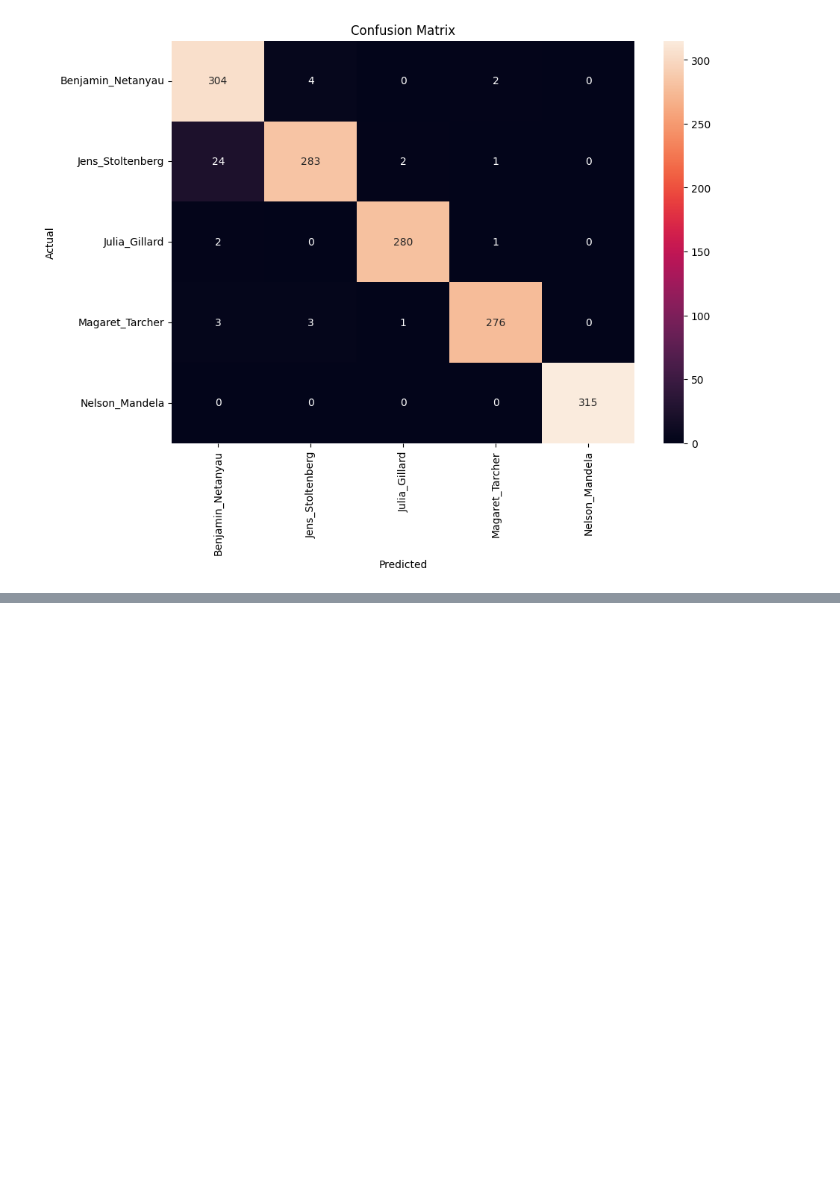
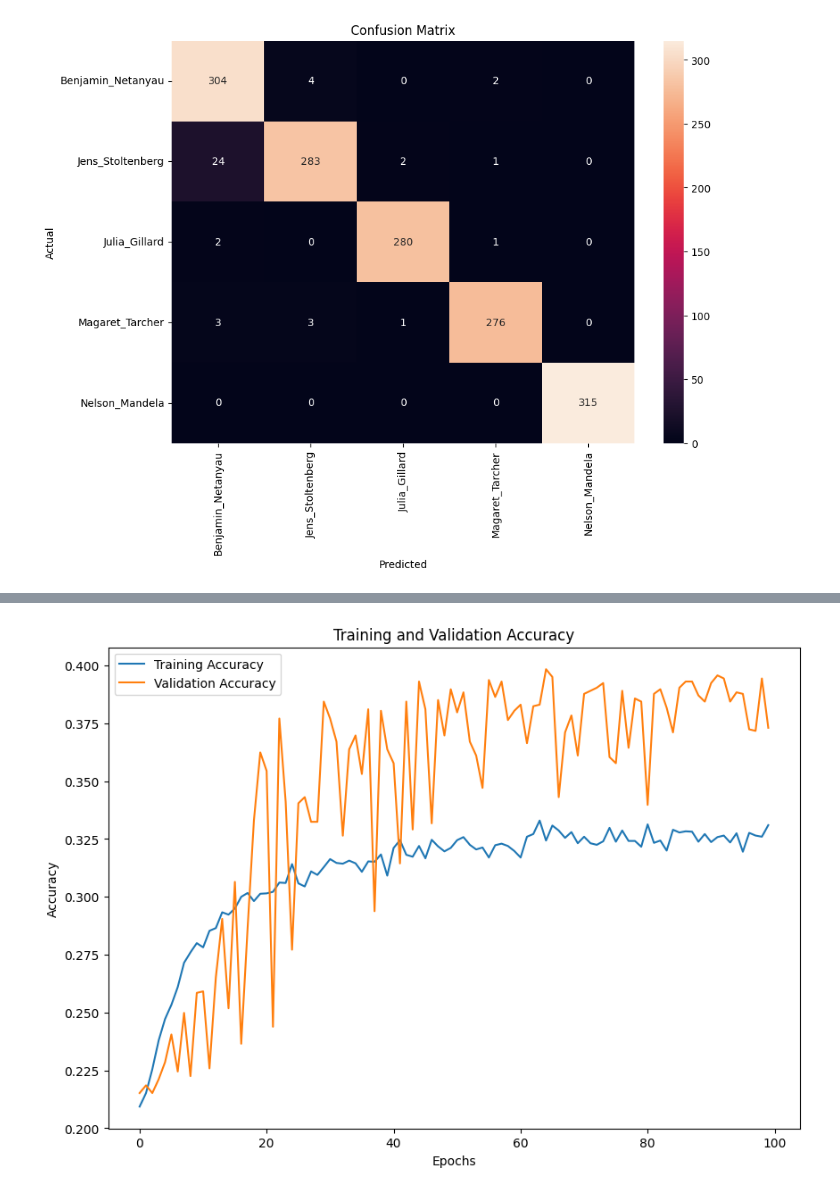
Before and after one commit to akshaTec/Voice_Biometrics_dev, a Jupyter notebook: voice_procesing1.ipynb, the cells around one changed output, grey strips where cells are left out. Cells and saved outputs as stored; diff of their text form; code cells hidden in the pictures; blank space fills up the shorter version.

```diff
--- a/voice_procesing1.ipynb
+++ b/voice_procesing1.ipynb
@@ -26,21 +26,21 @@ speaker_folders = [
     "Nelson_Mandela"
 ]
 
-for speaker_f in speaker_folders:
-    speaker_path = os.path.join(datset_path, speaker_f)
+# for speaker_f in speaker_folders:
+#     speaker_path = os.path.join(datset_path, speaker_f)
 
-    #list the first 120 .wav files
-    wave_files = [f"{i}.wav" for i in range(num_file_to_combine)]
+#     #list the first 120 .wav files
+#     wave_files = [f"{i}.wav" for i in range(num_file_to_combine)]
 
-    #combine the first 120 .wav files
-    combined_wave = []
-    for wave_file in wave_files:
-        wave, sr = librosa.load(os.path.join(speaker_path, wave_file), sr=None)
-        combined_wave.extend(wave)
+#     #combine the first 120 .wav files
+#     combined_wave = []
+#     for wave_file in wave_files:
+#         wave, sr = librosa.load(os.path.join(speaker_path, wave_file), sr=None)
+#         combined_wave.extend(wave)
 
-    #save the combined wave
-    speaker_output_path = os.path.join(output_path, f"{speaker_f}_combined.wav")
-    sf.write(speaker_output_path, np.array(combined_wave), sr)
+#     #save the combined wave
+#     speaker_output_path = os.path.join(output_path, f"{speaker_f}_combined.wav")
+#     sf.write(speaker_output_path, np.array(combined_wave), sr)
 # %% [markdown]
 ## Data visualization
 # %%
@@ -202,0 +271,11 @@ plt.show()
+# %%
+from tensorflow.keras.callbacks import EarlyStopping
+early_stopping = EarlyStopping(monitor='val_loss', mode='min', patience=20, restore_best_weights=True)
+# %%
+hist = model.fit(
+    X_train, Y_train,
+    validation_data=(X_test, Y_test),
+    # batch_size=32,
+    epochs=100,
+    callbacks=[early_stopping]
+)
@@ -202,0 +298,12 @@ plt.show()
+# %%
+#plot the training and validation accuracy
+plt.figure(figsize=(10, 7))
+plt.plot(hist.history['accuracy'], label='Training Accuracy')
+plt.plot(hist.history['val_accuracy'], label='Validation Accuracy')
+plt.xlabel('Epochs')
+plt.ylabel('Accuracy')
+plt.title('Training and Validation Accuracy')
+plt.legend()
+plt.show()
+# %% [output]
+[figure, added]
```
Also changed, not shown: parts of 10 cells of this notebook.
